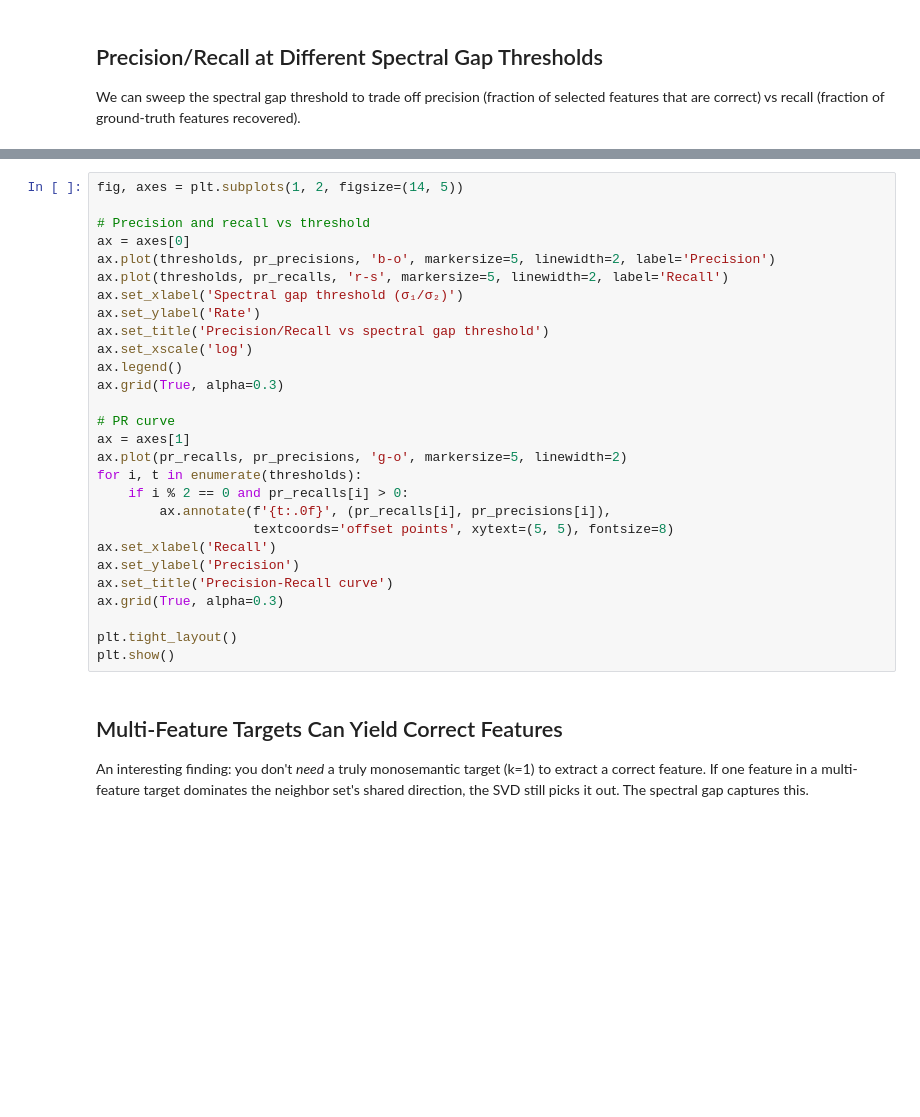
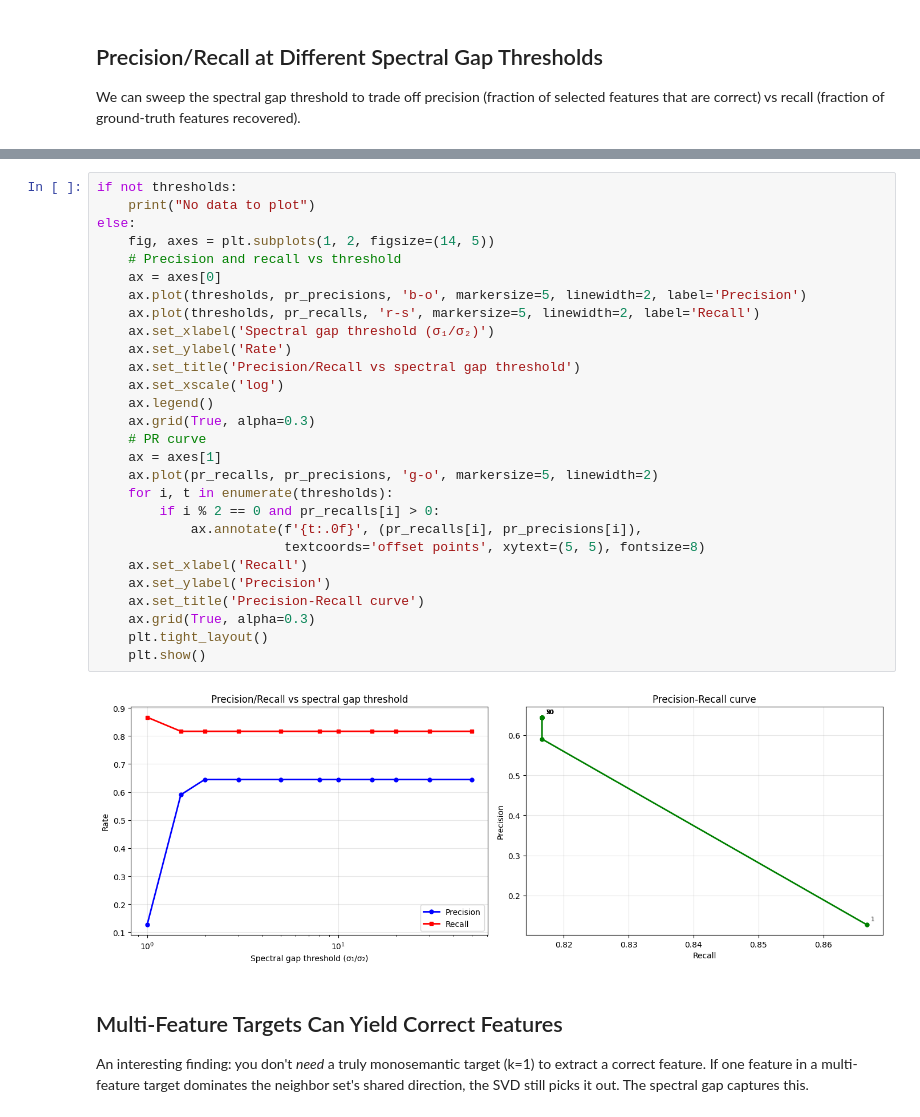
Before and after one commit to smurphnerd/monosemantic-features, a Jupyter notebook: notebooks/walkthrough.ipynb, the cells around one changed output, grey strips where cells are left out. Saved outputs shown, nothing was run; the diff lists cells and outputs as text; blank space fills up the shorter version.

```diff
--- a/notebooks/walkthrough.ipynb
+++ b/notebooks/walkthrough.ipynb
@@ -562,31 +700,33 @@ for thresh in thresholds:
 # %%
-fig, axes = plt.subplots(1, 2, figsize=(14, 5))
-
-# Precision and recall vs threshold
-ax = axes[0]
-ax.plot(thresholds, pr_precisions, 'b-o', markersize=5, linewidth=2, label='Precision')
-ax.plot(thresholds, pr_recalls, 'r-s', markersize=5, linewidth=2, label='Recall')
-ax.set_xlabel('Spectral gap threshold (σ₁/σ₂)')
-ax.set_ylabel('Rate')
-ax.set_title('Precision/Recall vs spectral gap threshold')
-ax.set_xscale('log')
-ax.legend()
-ax.grid(True, alpha=0.3)
-
-# PR curve
-ax = axes[1]
-ax.plot(pr_recalls, pr_precisions, 'g-o', markersize=5, linewidth=2)
-for i, t in enumerate(thresholds):
-    if i % 2 == 0 and pr_recalls[i] > 0:
-        ax.annotate(f'{t:.0f}', (pr_recalls[i], pr_precisions[i]),
-                    textcoords='offset points', xytext=(5, 5), fontsize=8)
-ax.set_xlabel('Recall')
-ax.set_ylabel('Precision')
-ax.set_title('Precision-Recall curve')
-ax.grid(True, alpha=0.3)
-
-plt.tight_layout()
-plt.show()
+if not thresholds:
+    print("No data to plot")
+else:
+    fig, axes = plt.subplots(1, 2, figsize=(14, 5))
+    # Precision and recall vs threshold
+    ax = axes[0]
+    ax.plot(thresholds, pr_precisions, 'b-o', markersize=5, linewidth=2, label='Precision')
+    ax.plot(thresholds, pr_recalls, 'r-s', markersize=5, linewidth=2, label='Recall')
+    ax.set_xlabel('Spectral gap threshold (σ₁/σ₂)')
+    ax.set_ylabel('Rate')
+    ax.set_title('Precision/Recall vs spectral gap threshold')
+    ax.set_xscale('log')
+    ax.legend()
+    ax.grid(True, alpha=0.3)
+    # PR curve
+    ax = axes[1]
+    ax.plot(pr_recalls, pr_precisions, 'g-o', markersize=5, linewidth=2)
+    for i, t in enumerate(thresholds):
+        if i % 2 == 0 and pr_recalls[i] > 0:
+            ax.annotate(f'{t:.0f}', (pr_recalls[i], pr_precisions[i]),
+                        textcoords='offset points', xytext=(5, 5), fontsize=8)
+    ax.set_xlabel('Recall')
+    ax.set_ylabel('Precision')
+    ax.set_title('Precision-Recall curve')
+    ax.grid(True, alpha=0.3)
+    plt.tight_layout()
+    plt.show()
+# %% [output]
+[figure, added]
 # %% [markdown]
 ## Multi-Feature Targets Can Yield Correct Features
 
```
Also changed, not shown: parts of 21 cells of this notebook.
